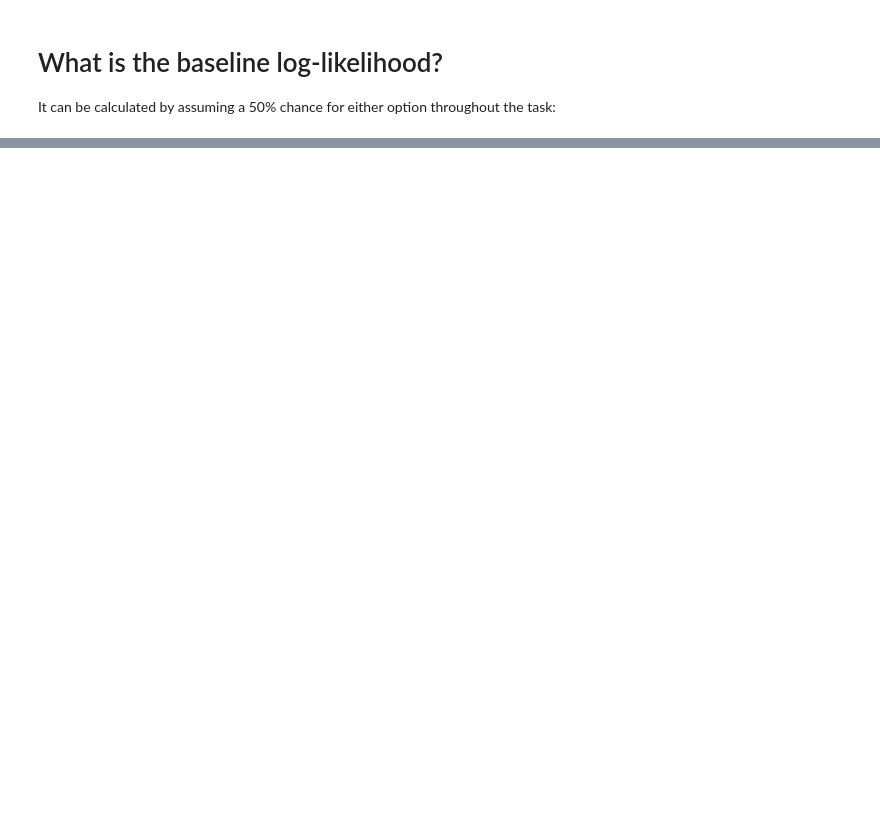
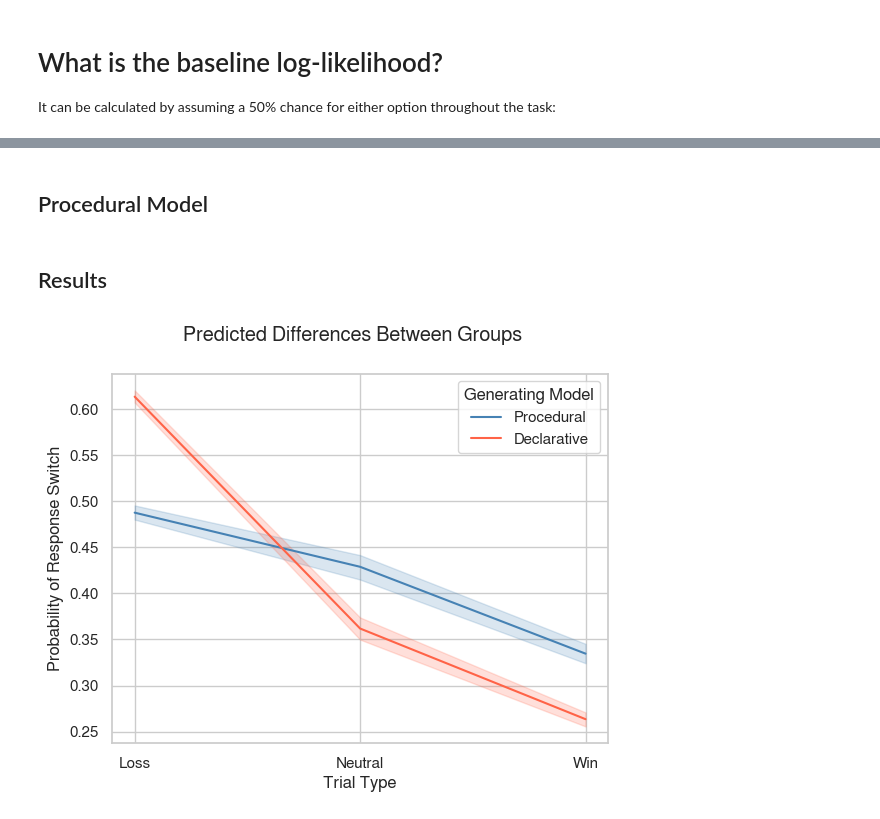
Before and after one commit to UWCCDL/ProcVsDecl, a Jupyter notebook: analysis3/LLmodelPython3.ipynb, the cells around one changed output, grey strips where cells are left out. Saved outputs shown, nothing was run; the diff lists cells and outputs as text; code cells hidden in the pictures; blank space fills up the shorter version.

Commit message:
Added forward predictions

```diff
--- a/analysis3/LLmodelPython3.ipynb
+++ b/analysis3/LLmodelPython3.ipynb
@@ -928,7 +929,7 @@ plt.show()
 # %% [markdown]
 # Between-Runs Stability of Model Assignments
 # %%
-DO_STABILITY = True
+DO_STABILITY = False
 stability = []
 
 if DO_STABILITY:
@@ -1038,0 +1129,2 @@ result2
+# %% [markdown]
+## Procedural Model
@@ -1038,0 +1177,15 @@ result2
+# %% [markdown]
+## Results
+# %%
+proc = forward_simulations_proc(1000, 0, 0.5, 0.1, 1.0)
+decl = forward_simulations_decl(1000, 0.25, 0.75, 0.1, 1.0)
+bytrial = pd.concat([decl, proc], axis=0)
+bytrial = bytrial.replace({"TrialType" : {"Reward" : "Win", "Punishment" : "Loss"}})
+bytrial = bytrial.sort_values("TrialType")
+ax = sns.lineplot(data=bytrial, x="TrialType", y="ResponseSwitch", errorbar='ci', hue="Model", sort=False, palette=palette)
+ax.set(xlabel = "Trial Type", ylabel = "Probability of Response Switch")
+plt.legend(loc='upper right', title="Generating Model")
+plt.suptitle("Predicted Differences Between Groups")
+plt.show()
+# %% [output]
+[figure, added]
```
Also changed, not shown: parts of 18 cells of this notebook, 2 other files.
